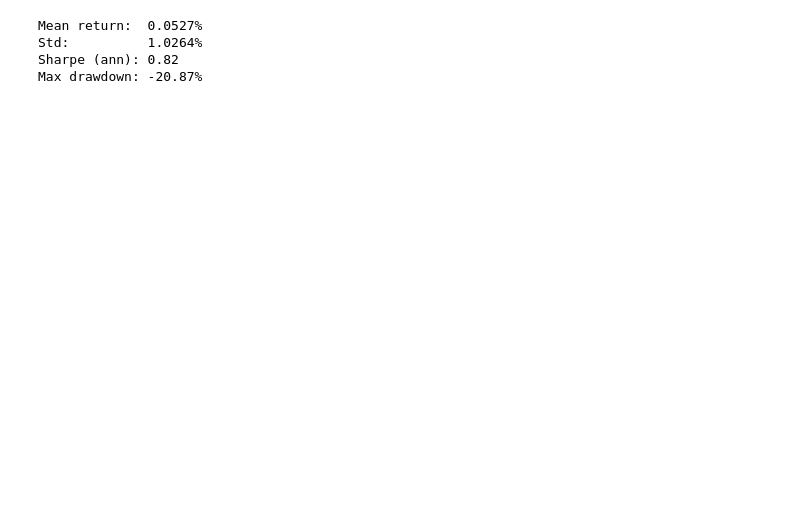
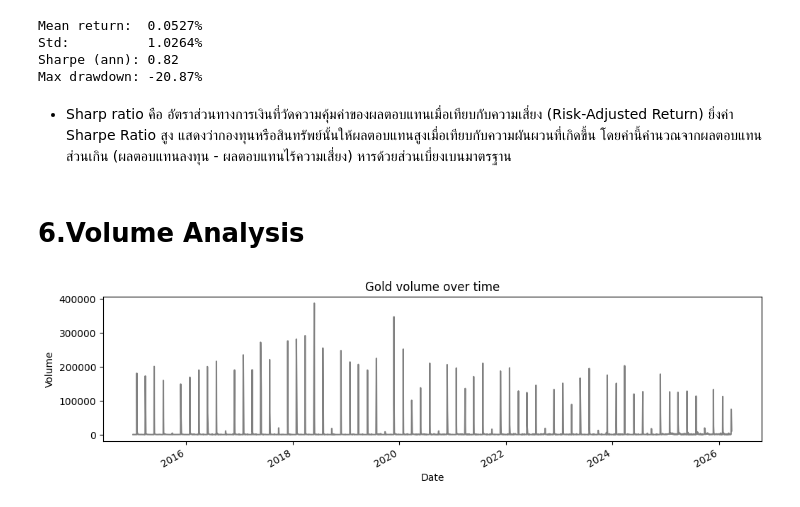
Before and after one commit to atiwit/CPE232-goldpriceforecast, a Jupyter notebook: notebooks/3_eda.ipynb, the cells around one changed output. Cells and saved outputs as stored; diff of their text form; code cells hidden in the pictures; blank space fills up the shorter version.

```diff
--- a/notebooks/3_eda.ipynb
+++ b/notebooks/3_eda.ipynb
@@ -383,3 +410,14 @@ Mean return:  0.0527%
 Std:          1.0264%
 Sharpe (ann): 0.82
 Max drawdown: -20.87%
+# %% [markdown]
+- Sharp ratio คือ อัตราส่วนทางการเงินที่วัดความคุ้มค่าของผลตอบแทนเมื่อเทียบกับความเสี่ยง (Risk-Adjusted Return) ยิ่งค่า Sharpe Ratio สูง แสดงว่ากองทุนหรือสินทรัพย์นั้นให้ผลตอบแทนสูงเมื่อเทียบกับความผันผวนที่เกิดขึ้น โดยค่านี้คำนวณจากผลตอบแทนส่วนเกิน (ผลตอบแทนลงทุน - ผลตอบแทนไร้ความเสี่ยง) หารด้วยส่วนเบี่ยงเบนมาตรฐาน
+# %% [markdown]
+# 6.Volume Analysis
+# %%
+# Gold volume over time
+df['gold_vol'].plot(figsize=(12, 3), color='gray', title='Gold volume over time')
+plt.ylabel('Volume')
+plt.show()
+# %% [output]
+[figure, added]
```
Also changed, not shown: parts of 30 cells of this notebook.
